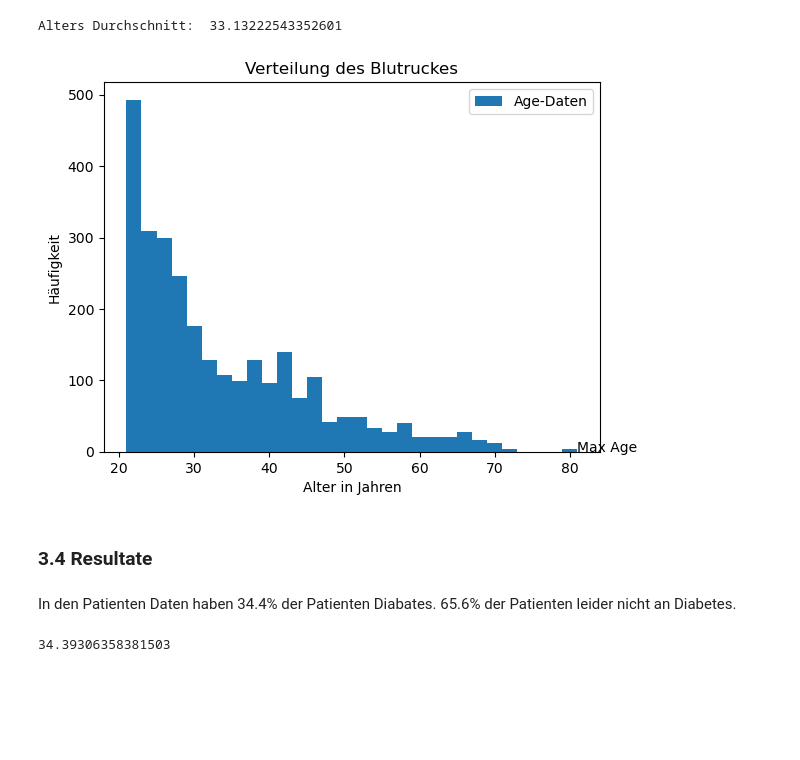
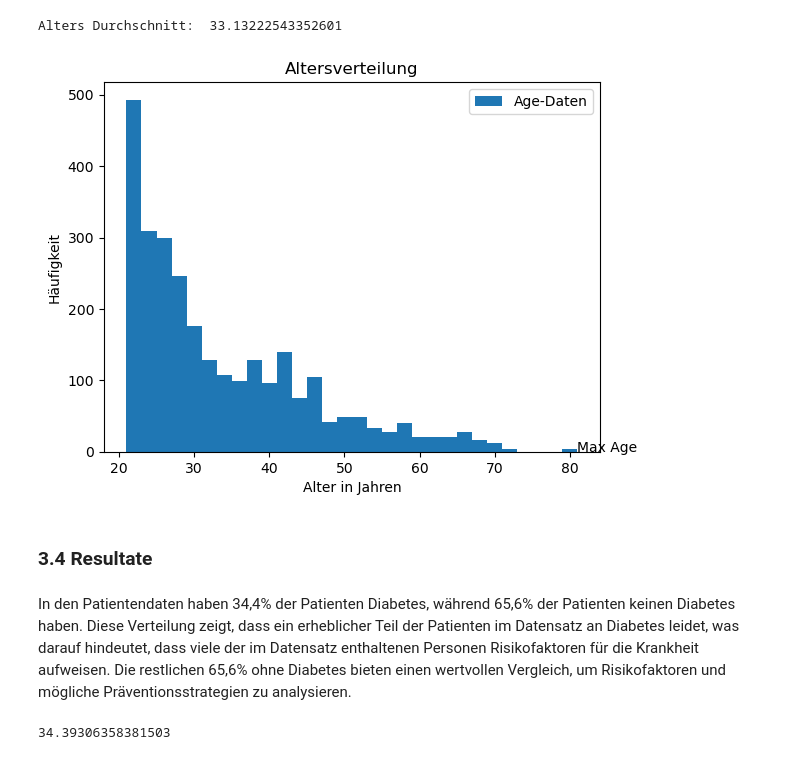
Before and after one commit to febenfasil/BMLD_LNW2, a Jupyter notebook: diabetes.ipynb, the cells around one changed output. Drawn from its saved outputs; the diff is of its cells as text; code cells hidden in the pictures; blank space fills up the shorter version.

```diff
--- a/diabetes.ipynb
+++ b/diabetes.ipynb
@@ -184,19 +181,18 @@ Alters Durchschnitt:  33.13222543352601
 # %%
 df["Age"].plot(kind='hist', bins=30)
 
-plt.title('Verteilung des Blutruckes')
+plt.title('Altersverteilung')
 plt.xlabel('Alter in Jahren')
 plt.ylabel('Häufigkeit')
 plt.legend(['Age-Daten'], loc='upper right')
 plt.annotate('Max Age', xy=(df["Age"].max(), 0))
-
 plt.show()
 # %% [output]
-[figure, old version]
+[figure, new version]
 # %% [markdown]
 ### 3.4 Resultate
-# %% [markdown]
-In den Patienten Daten haben 34.4% der Patienten Diabates. 65.6% der Patienten leider nicht an Diabetes.
+# %% [markdown]
+In den Patientendaten haben 34,4% der Patienten Diabetes, während 65,6% der Patienten keinen Diabetes haben. Diese Verteilung zeigt, dass ein erheblicher Teil der Patienten im Datensatz an Diabetes leidet, was darauf hindeutet, dass viele der im Datensatz enthaltenen Personen Risikofaktoren für die Krankheit aufweisen. Die restlichen 65,6% ohne Diabetes bieten einen wertvollen Vergleich, um Risikofaktoren und mögliche Präventionsstrategien zu analysieren.
 # %%
 def sum_of_positive ():
     positive = 0
```
Also changed, not shown: parts of 29 cells of this notebook.
